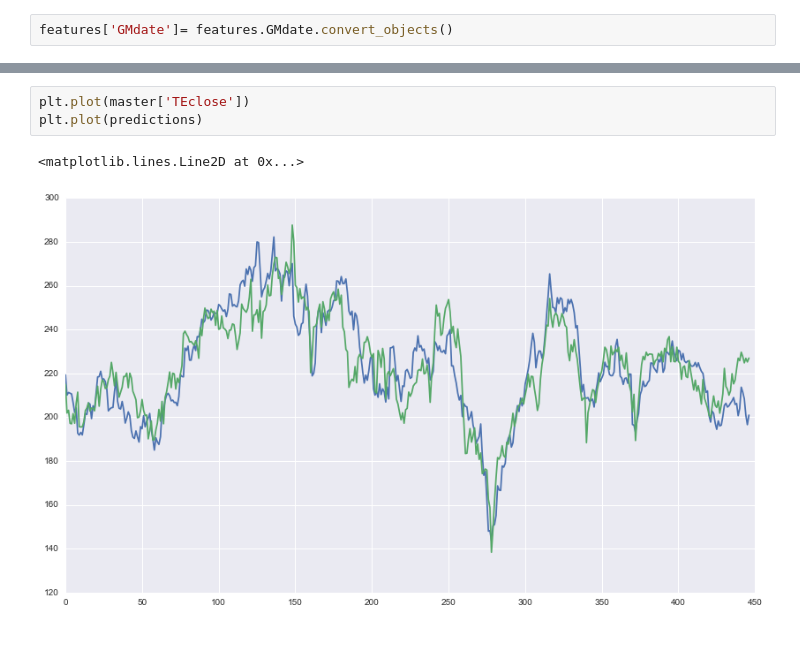
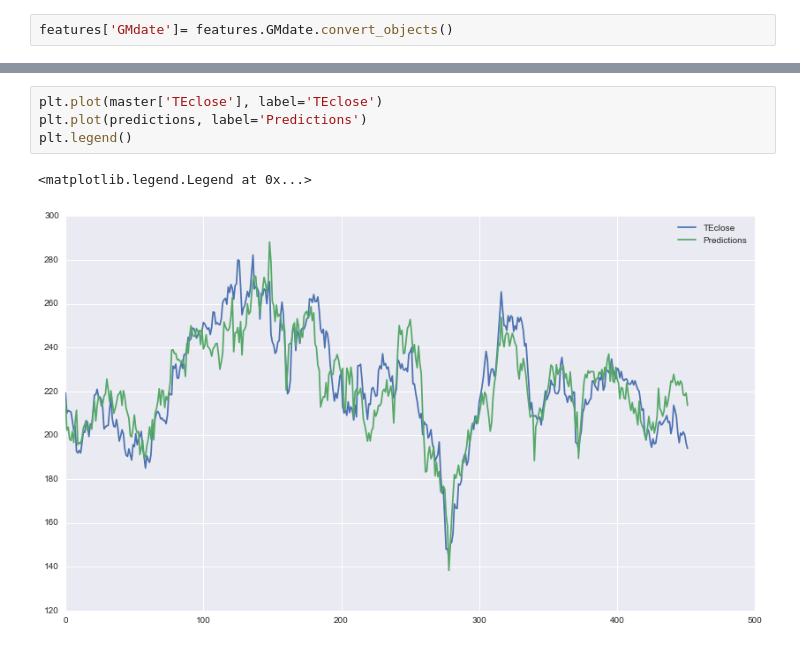
Before and after one commit to ktoomey86/The_Toom, a Jupyter notebook: Stocks- Capstone/Stock_final.ipynb, the cells around one changed output, grey strips where cells are left out. Drawn from its saved outputs; the diff is of its cells as text.

```diff
--- a/Stocks- Capstone/Stock_final.ipynb
+++ b/Stocks- Capstone/Stock_final.ipynb
@@ -196,6 +196,7 @@ OLS Regression Results
 # %%
-plt.plot(master['TEclose'])
-plt.plot(predictions)
+plt.plot(master['TEclose'], label='TEclose')
+plt.plot(predictions, label='Predictions')
+plt.legend()
 # %% [output]
-<matplotlib.lines.Line2D at 0x...>
+<matplotlib.legend.Legend at 0x...>
-[figure, old version]
+[figure, new version]
```
Also changed, not shown: parts of 6 cells of this notebook, 2 other files.
